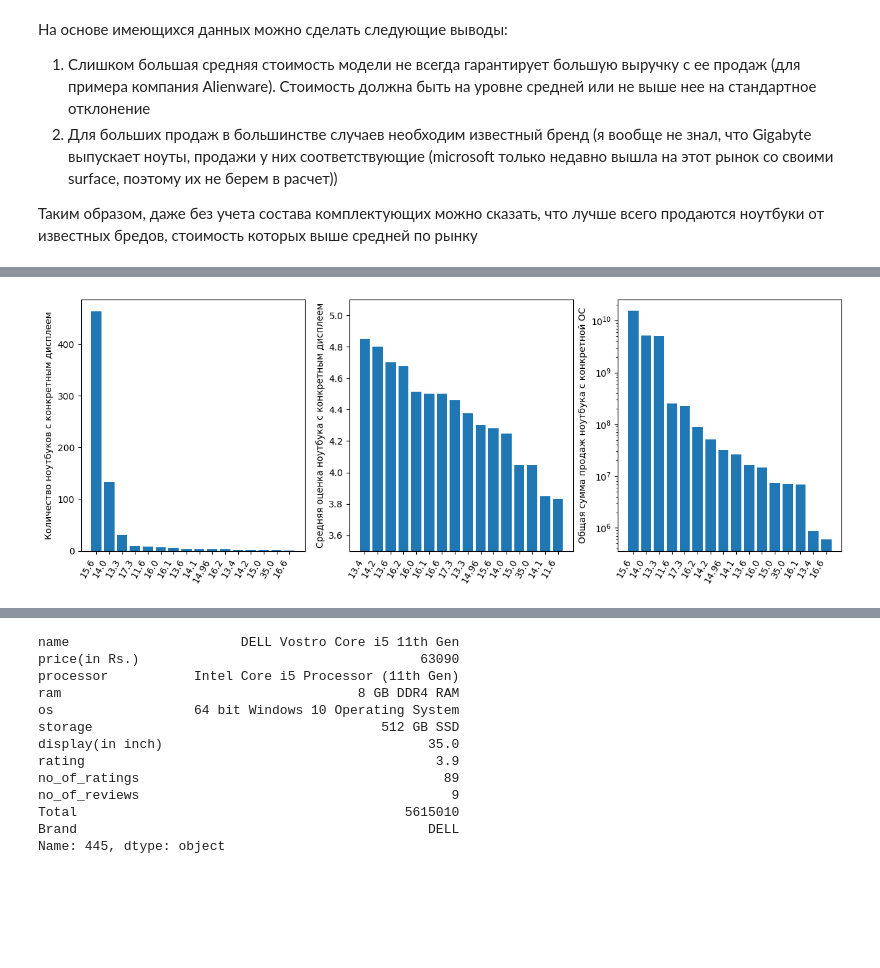
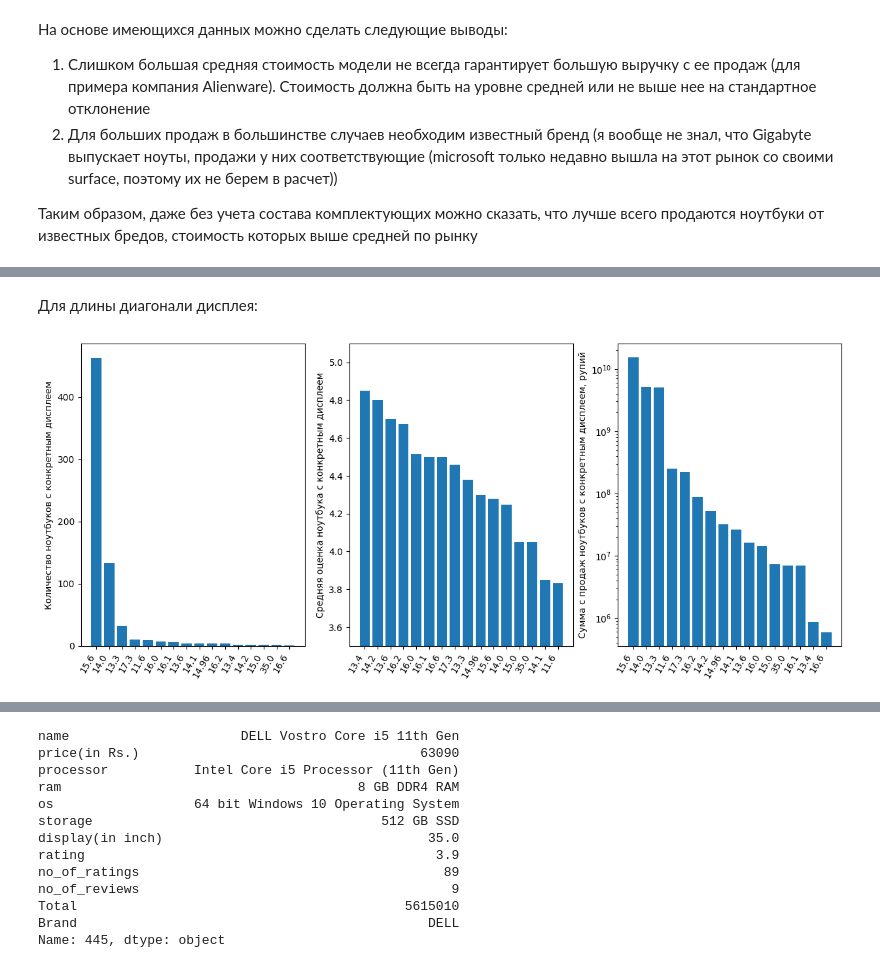
Before and after one commit to OneMoreGate/Machine_learning_MIPT, a Jupyter notebook: Modul_2/Ind_Task/done_work.ipynb, the cells around one changed output, grey strips where cells are left out. Saved outputs shown, nothing was run; the diff lists cells and outputs as text; code cells hidden in the pictures; blank space fills up the shorter version.

```diff
--- a/Modul_2/Ind_Task/done_work.ipynb
+++ b/Modul_2/Ind_Task/done_work.ipynb
@@ -291,24 +295,26 @@ plt.savefig('storage_info.svg', bbox_inches = 'tight')
+# %% [markdown]
+Для длины диагонали дисплея:
 # %%
 display_mean = df.groupby('display(in inch)')['rating'].mean().sort_values(ascending = False).reset_index()
-display_count = df.groupby('display(in inch)')['rating'].size().sort_values(ascending = False).reset_index()
+display_count = df.groupby('display(in inch)')['rating'].count().sort_values(ascending = False).reset_index()
 display_sum = df.groupby('display(in inch)')['Total'].sum().sort_values(ascending = False).reset_index()
 
-fig, ax = plt.subplots(ncols=3, nrows=1, figsize = [15, 5])
+fig, ax = plt.subplots(ncols=3, nrows=1, figsize = [15, 6])
 
 ax[0].bar(display_count['display(in inch)'], display_count['rating'])
 ax[0].set_xticks(ax[0].get_xticks(), ax[0].get_xticklabels(), rotation=60, ha='right')
 ax[0].set_ylabel('Количество ноутбуков с конкретным дисплеем')
 
 ax[1].bar(display_mean['display(in inch)'], display_mean['rating'])
 ax[1].set_xticks(ax[1].get_xticks(), ax[1].get_xticklabels(), rotation=60, ha='right')
 ax[1].set_ylabel('Средняя оценка ноутбука с конкретным дисплеем')
 ax[1].set_ylim([3.5,5.1])
 
 ax[2].bar(display_sum['display(in inch)'], display_sum['Total'])
 ax[2].set_xticks(ax[2].get_xticks(), ax[2].get_xticklabels(), rotation=60, ha='right')
-ax[2].set_ylabel('Общая сумма продаж ноутбука с конкретной ОС')
+ax[2].set_ylabel('Сумма с продаж ноутбуков с конкретным дисплеем, рупий')
 ax[2].set_yscale('log')
 
 plt.savefig('display_info.svg', bbox_inches = 'tight')
 # %% [output]
-[figure, old version]
+[figure, new version]
```
Also changed, not shown: parts of 12 cells of this notebook, 6 other files.
